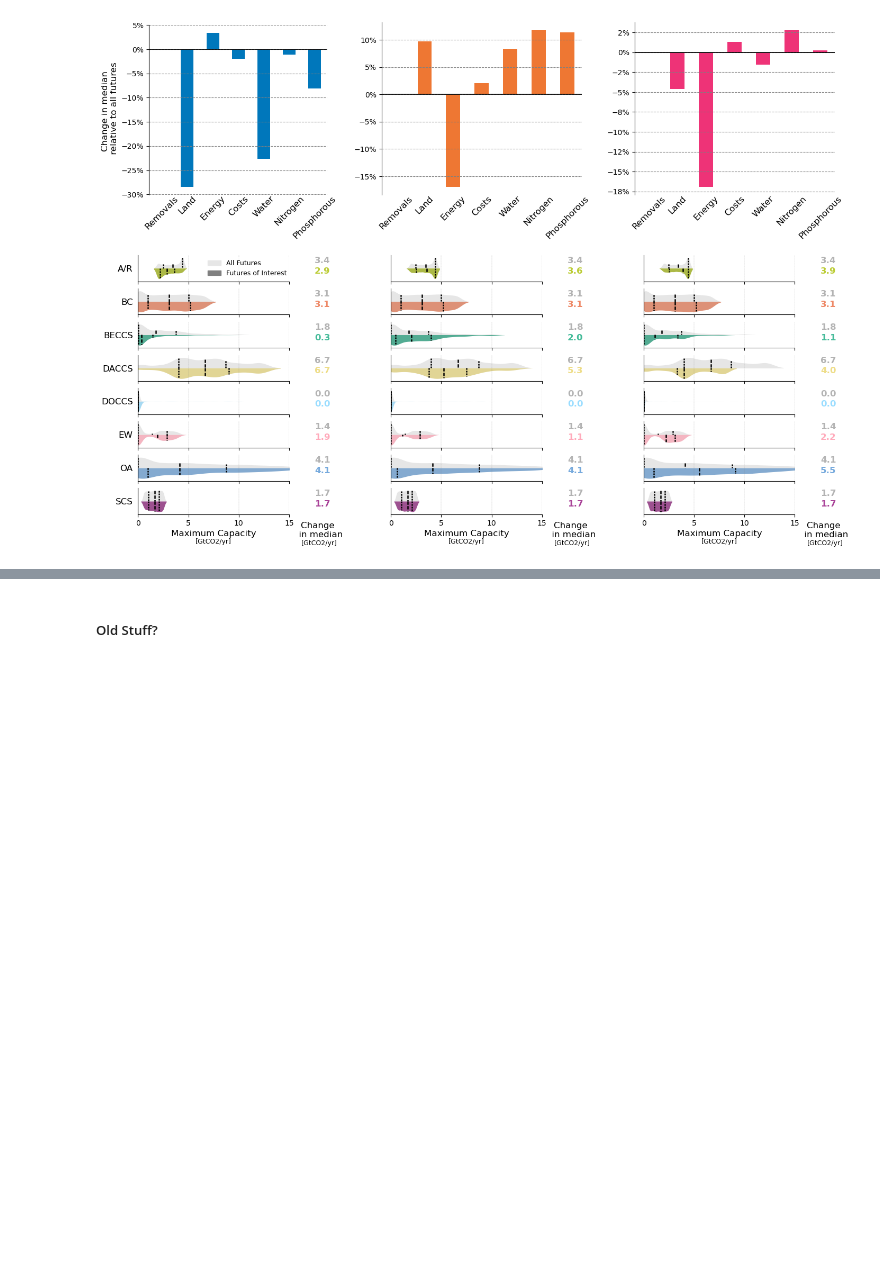
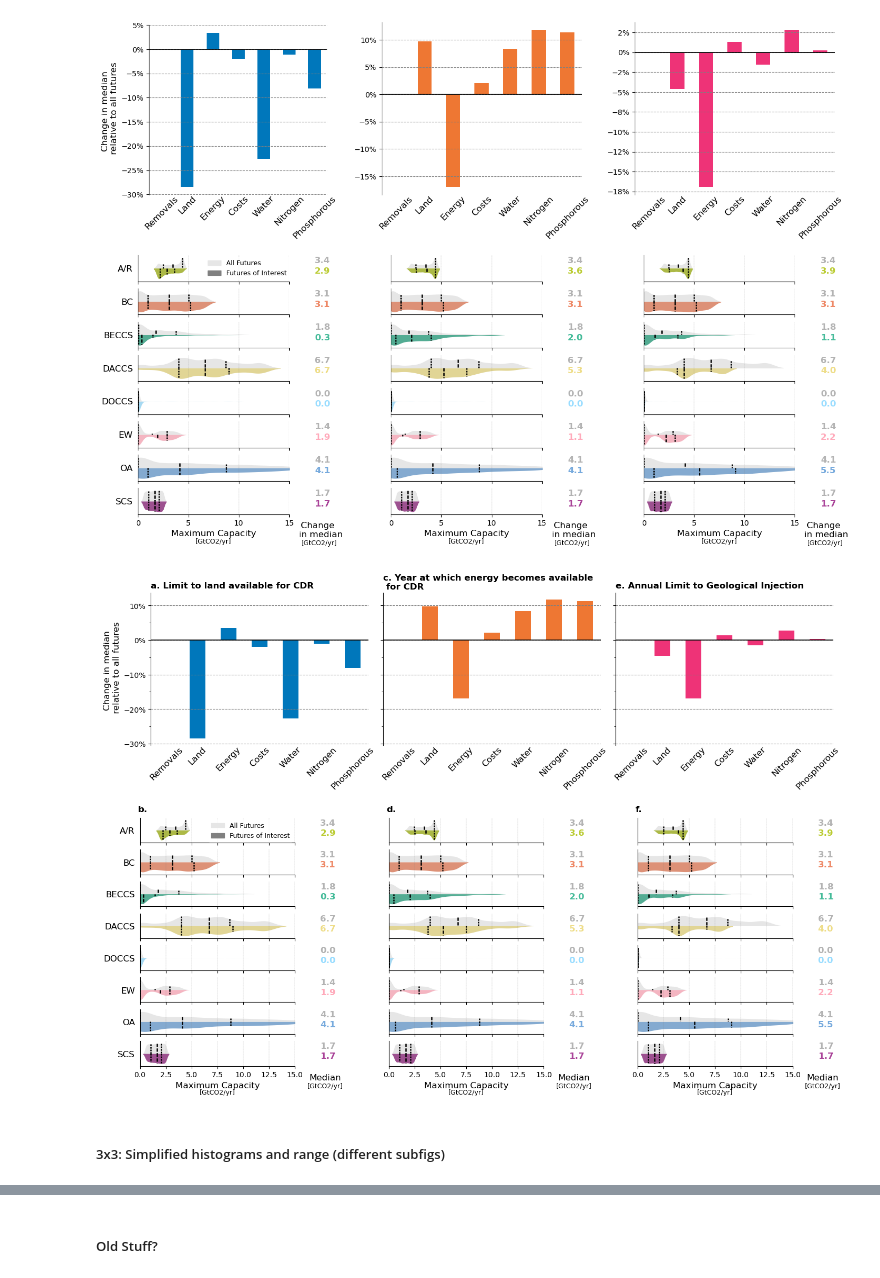
Before and after one commit to quirinarguez/CDR_Portfolios, a Jupyter notebook: CDR_Portfolios_Analysis.ipynb, the cells around one changed output, grey strips where cells are left out. Saved outputs shown, nothing was run; the diff lists cells and outputs as text; code cells hidden in the pictures; blank space fills up the shorter version.

```diff
--- a/CDR_Portfolios_Analysis.ipynb
+++ b/CDR_Portfolios_Analysis.ipynb
@@ -1116,7 +1119,7 @@ bot_letter = {0: 'b', 1:'d', 2:'f'}
 fig = plt.figure(layout='constrained', figsize= (14.1,10)) #(13.6, 7.8)
 #subfigs = fig.subfigures(2, n_panels, wspace=0.05, hspace=0.04, height_ratios=[3,4]) #width_ratios=[1,1,1],
 subfigs = fig.subfigures(2, 1, wspace=0.05, hspace=0.04, height_ratios=[3,4]) #width_ratios=[1,1,1],
-axtop = subfigs[0].subplots(1, n_panels, sharey=True)
+ax_medians = subfigs[0].subplots(1, n_panels, sharey=True)
 
 legend_y = 1.08
 subfig_title = legend_y+0.01
@@ -1167,7 +1170,7 @@ for parameter in list(parameters.keys()):
     #axsLeft = subfigs[1,index_panel].subplots(8, 2, width_ratios=[13,1],sharex='col')
 
     bottom_sub = subfigs[1].subfigures(1, n_panels)
-    axsLeft = bottom_sub[index_panel].subplots(8, 2, width_ratios=[13,1],sharex='col')
+    violins = bottom_sub[index_panel].subplots(8, 2, width_ratios=[13,1],sharex='col')
     bottom_sub[index_panel].suptitle('%s.' %bot_letter[index_panel], size = 12, weight='bold', x= 0.15, ha = 'left')
 
     r = 0 # One row per CDR option
@@ -1177,8 +1180,8 @@ for parameter in list(parameters.keys()):
         median_all = df_plot_CDR.loc[(df_plot_CDR['class']=='all futures') & (df_plot_CDR['CDR_opt']==CDR)][axis_name].median()
         median_interest = df_plot_CDR.loc[(df_plot_CDR['class']=='futures of interest') & (df_plot_CDR['CDR_opt']==CDR)][axis_name].median()
 
-        axsLeft[r,1].annotate('%.1f' %median_all, xy=(0.5,0.7), xytext=(0.1,0.7), color = (0.7,0.7,0.7,1), annotation_clip=False, fontsize=12, weight='bold')
-        axsLeft[r,1].annotate('%.1f' %median_interest, xy=(0.5,0.3), xytext=(0.1,0.3), color = color_dict[CDR], annotation_clip=False, fontsize=12, weight='bold')
+        violins[r,1].annotate('%.1f' %median_all, xy=(0.5,0.7), xytext=(0.1,0.7), color = (0.7,0.7,0.7,1), annotation_clip=False, fontsize=12, weight='bold')
+        violins[r,1].annotate('%.1f' %median_interest, xy=(0.5,0.3), xytext=(0.1,0.3), color = color_dict[CDR], annotation_clip=False, fontsize=12, weight='bold')
 
         '''sign = '-'
         diff = (median_interest-median_all)
@@ -1186,68 +1189,72 @@ for parameter in list(parameters.keys()):
         if diff == 0: sign = ''
         axsLeft[r,1].annotate('%s %.1f' %(sign, abs(diff)), xy=(0.5,0.4), xytext=(0,0.4), color = color_dict[CDR], annotation_clip=False, fontsize=12, weight='bold')'''
 
-        axsLeft[r,1].spines[['right', 'top','left','bottom']].set_visible(False)
-        axsLeft[r,1].set_xticks([])
-        axsLeft[r,1].set_yticks([])
-        axsLeft[r,1].set_ylabel(ylabel = "")
-        axsLeft[r,1].set_xlabel(xlabel = "")
+        violins[r,1].spines[['right', 'top','left','bottom']].set_visible(False)
+        violins[r,1].set_xticks([])
+        violins[r,1].set_yticks([])
+        violins[r,1].set_ylabel(ylabel = "")
+        violins[r,1].set_xlabel(xlabel = "")
 
         # Violin Plots
         sns.violinplot(data=plot, y = "CDR_opt", x=axis_name, hue="class", split = True, palette={'futures of interest': color_dict[CDR], 'all futures':(0.9,0.9,0.9,0.5)}, linewidth=0,
-                       ax = axsLeft[r,0], density_norm='count', legend = True, inner="quart", inner_kws={"color": "k", "linewidth": 1.8})
+                       ax = violins[r,0], density_norm='count', legend = True, inner="quart", inner_kws={"color": "k", "linewidth": 1.8})
         #violin.set_yticklabels(violin.get_yticks(), size = 14)
-        axsLeft[r,0].yaxis.set_tick_params(color = 'white', labelsize = 12)
-        axsLeft[r,0].set_xlim(0,x_lim*1e-9)
-        axsLeft[r,0].set_ylabel(ylabel = "")
-        axsLeft[r,0].set_xlabel(xlabel = "")
-        axsLeft[r,0].xaxis.grid(color='grey', linestyle='--', linewidth=0.2, zorder=1)
-        axsLeft[r,0].legend(labels="", edgecolor='white',facecolor='white')
-        axsLeft[r,0].spines[['right', 'top']].set_visible(False)
+        violins[r,0].yaxis.set_tick_params(color = 'white', labelsize = 12)
+        violins[r,0].set_xlim(0,x_lim*1e-9)
+        violins[r,0].set_ylabel(ylabel = "")
+        violins[r,0].set_xlabel(xlabel = "")
+        violins[r,0].xaxis.grid(color='grey', linestyle='--', linewidth=0.2, zorder=1)
+        violins[r,0].legend(labels="", edgecolor='white',facecolor='white')
+        violins[r,0].spines[['right', 'top']].set_visible(False)
 
         if r == 7: # For the last row only
-            axsLeft[r,0].set_xlabel(xlabel = "Maximum %s" %(interest), fontsize = 12, color = 'k')
-            axsLeft[r,0].text(x=0.5, y=-1.04, s=units, horizontalalignment='center', verticalalignment='center', transform=axsLeft[r,0].transAxes, fontsize = 9)
+            violins[r,0].set_xlabel(xlabel = "Maximum %s" %(interest), fontsize = 12, color = 'k')
+            violins[r,0].text(x=0.5, y=-1.04, s=units, horizontalalignment='center', verticalalignment='center', transform=violins[r,0].transAxes, fontsize = 9)
 
             #axsLeft[r,1].set_xlabel(xlabel = 'Change \n in median', fontsize = 12, color = 'k', labelpad = 10)
             #axsLeft[r,1].text(x=0.5, y=-1.1, s=units, horizontalalignment='center', verticalalignment='center', transform=axsLeft[r,1].transAxes, fontsize = 9)
-            axsLeft[r,1].set_xlabel(xlabel = 'Median', fontsize = 12, color = 'k', labelpad = 10)
-            axsLeft[r,1].text(x=0.5, y=-0.8, s=units, horizontalalignment='center', verticalalignment='center', transform=axsLeft[r,1].transAxes, fontsize = 9)
+            violins[r,1].set_xlabel(xlabel = 'Median', fontsize = 12, color = 'k', labelpad = 10)
+            violins[r,1].text(x=0.5, y=-0.8, s=units, horizontalalignment='center', verticalalignment='center', transform=violins[r,1].transAxes, fontsize = 9)
 
-        if index_panel != 0: axsLeft[r,0].yaxis.set_tick_params(color = 'white', labelcolor = 'white')
+        if index_panel != 0: violins[r,0].yaxis.set_tick_params(color = 'white', labelcolor = 'white')
 
         r += 1
 
         if index_panel == 0: # Add legend only for first panel
-            axsLeft[0,0].legend(handles=[mpatches.Patch(color=(0.9,0.9,0.9,1), label='All Futures'),
+            violins[0,0].legend(handles=[mpatches.Patch(color=(0.9,0.9,0.9,1), label='All Futures'),
                                          mpatches.Patch(color=(0.5,0.5,0.5,1), label='Futures of Interest')],fontsize = 9,
                                          loc='upper left', bbox_to_anchor=(0.42,1.05), ncol=1, facecolor='white', edgecolor='white')
 
     # ================================== Analysis of Metrics ==================================
     # Delete futures that are out of the ranges of interest
     df_new_metrics = table_plotting.copy()
     for futureID in list_of_futures_out:
         df_new_metrics = df_new_metrics[df_new_metrics.index != futureID]
 
     #df_plot_metrics = pd.concat([table_plotting, df_new_metrics])
 
     # Plotting
     #axtop = subfigs[0].subplots(1, 1)
 
     medians = 100*(df_new_metrics.median()-table_plotting.median())/table_plotting.median()
 
-    medians.plot.bar(color=color_plots, ax = axtop[index_panel])
-    axtop[index_panel].axhline(y = 0, color = 'black', linestyle = '-',linewidth=1.2)
-    axtop[index_panel].set_title('%s. %s ' %(top_letter[index_panel], names[parameter]), size = 12, weight='bold', loc = 'left', wrap = True)
-    axtop[index_panel].locator_params(axis = 'y', tight=True, nbins=5)
+    medians.plot.bar(color=color_plots, ax = ax_medians[index_panel])
+    ax_medians[index_panel].axhline(y = 0, color = 'black', linestyle = '-',linewidth=1.2)
+    ax_medians[index_panel].set_title('%s. %s ' %(top_letter[index_panel], names[parameter]), size = 12, weight='bold', loc = 'left', wrap = True)
+    ax_medians[index_panel].locator_params(axis = 'y', tight=True, nbins=5)
 
-    axtop[index_panel].tick_params(axis='x', labelrotation=45, labelsize = 12, pad = 0, length = 0)
-    axtop[index_panel].yaxis.set_major_formatter(mtick.PercentFormatter(decimals=0)) #https://matplotlib.org/stable/api/ticker_api.html#matplotlib.ticker.PercentFormatter
-    axtop[index_panel].tick_params(axis='y', labelsize = 10)
-    axtop[index_panel].spines[['right', 'top','bottom']].set_visible(False)
-    axtop[index_panel].yaxis.grid(color='gray', linestyle='dashed')
-    if index_panel == 0: axtop[index_panel].set_ylabel(ylabel= "Change in median \n relative to all futures", fontsize = 12)
+    ax_medians[index_panel].tick_params(axis='x', labelrotation=45, labelsize = 12, pad = 0, length = 0)
+    ax_medians[index_panel].yaxis.set_major_formatter(mtick.PercentFormatter(decimals=0)) #https://matplotlib.org/stable/api/ticker_api.html#matplotlib.ticker.PercentFormatter
+    ax_medians[index_panel].tick_params(axis='y', labelsize = 10)
+    ax_medians[index_panel].spines[['right', 'top','bottom']].set_visible(False)
+    ax_medians[index_panel].yaxis.grid(color='gray', linestyle='dashed')
+    if index_panel == 0: ax_medians[index_panel].set_ylabel(ylabel= "Change in median \n relative to all futures", fontsize = 12)
 
     index_panel += 1
 
 plt.show()
 plt.close('all')
+# %% [output]
+[figure, added]
+# %% [markdown]
+##### 3x3: Simplified histograms and range (different subfigs)
```
Also changed, not shown: parts of 56 cells of this notebook, 4 other files.
